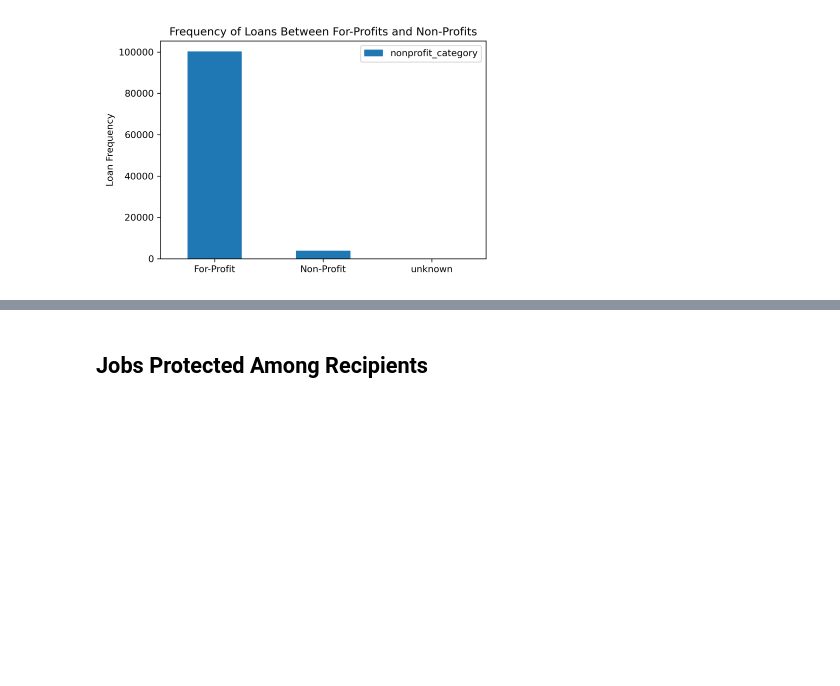
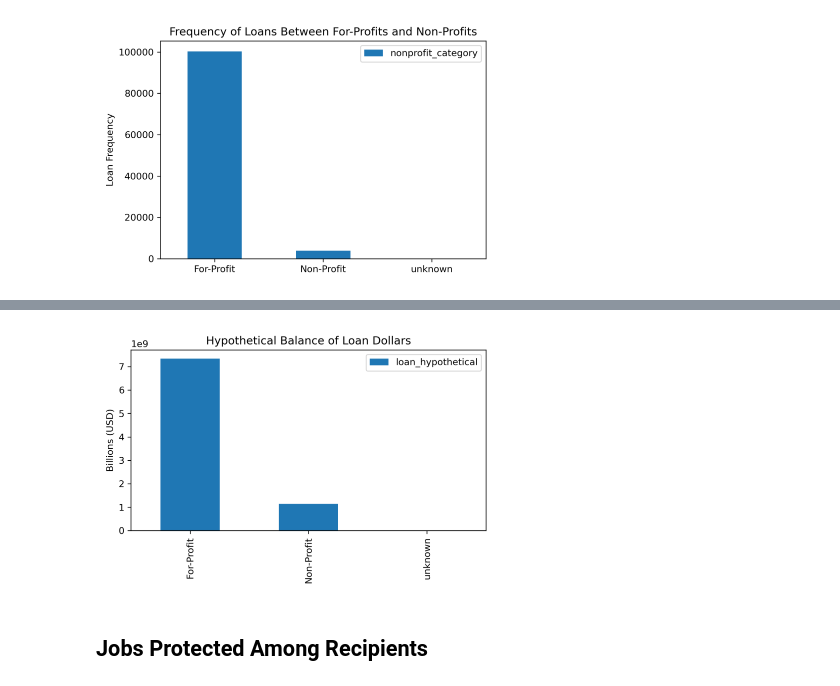
Before and after one commit to stuartasims/paycheck_protection_program_eda, a Jupyter notebook: notebooks/PPP Exploratory Data Analysis.ipynb, the cells around one changed output, grey strips where cells are left out. Cells and saved outputs as stored; diff of their text form; code cells hidden in the pictures; blank space fills up the shorter version.

```diff
--- a/notebooks/PPP Exploratory Data Analysis.ipynb
+++ b/notebooks/PPP Exploratory Data Analysis.ipynb
@@ -84,3 +99,7 @@ Image("../reports/figures/for_vs_nonprofit_balance.png", height=500, width=400)
+# %%
+Image("../reports/figures/nonprofit_best_case_business_worst_case.png", height=500, width=400)
+# %% [output]
+[figure, added]
 # %% [markdown]
 ## Jobs Protected Among Recipients
 # %% [markdown]
```
Also changed, not shown: parts of 2 cells of this notebook, 9 other files.
